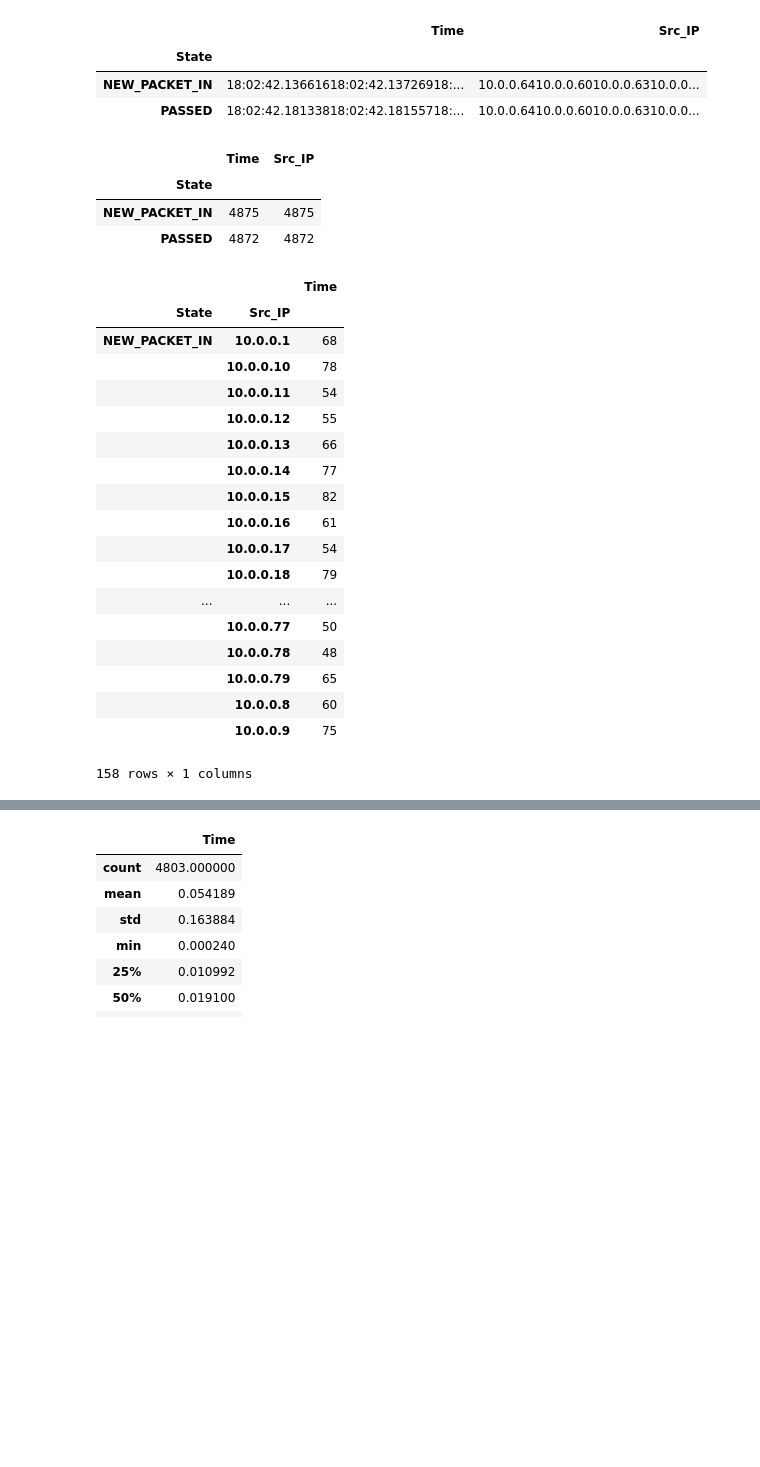
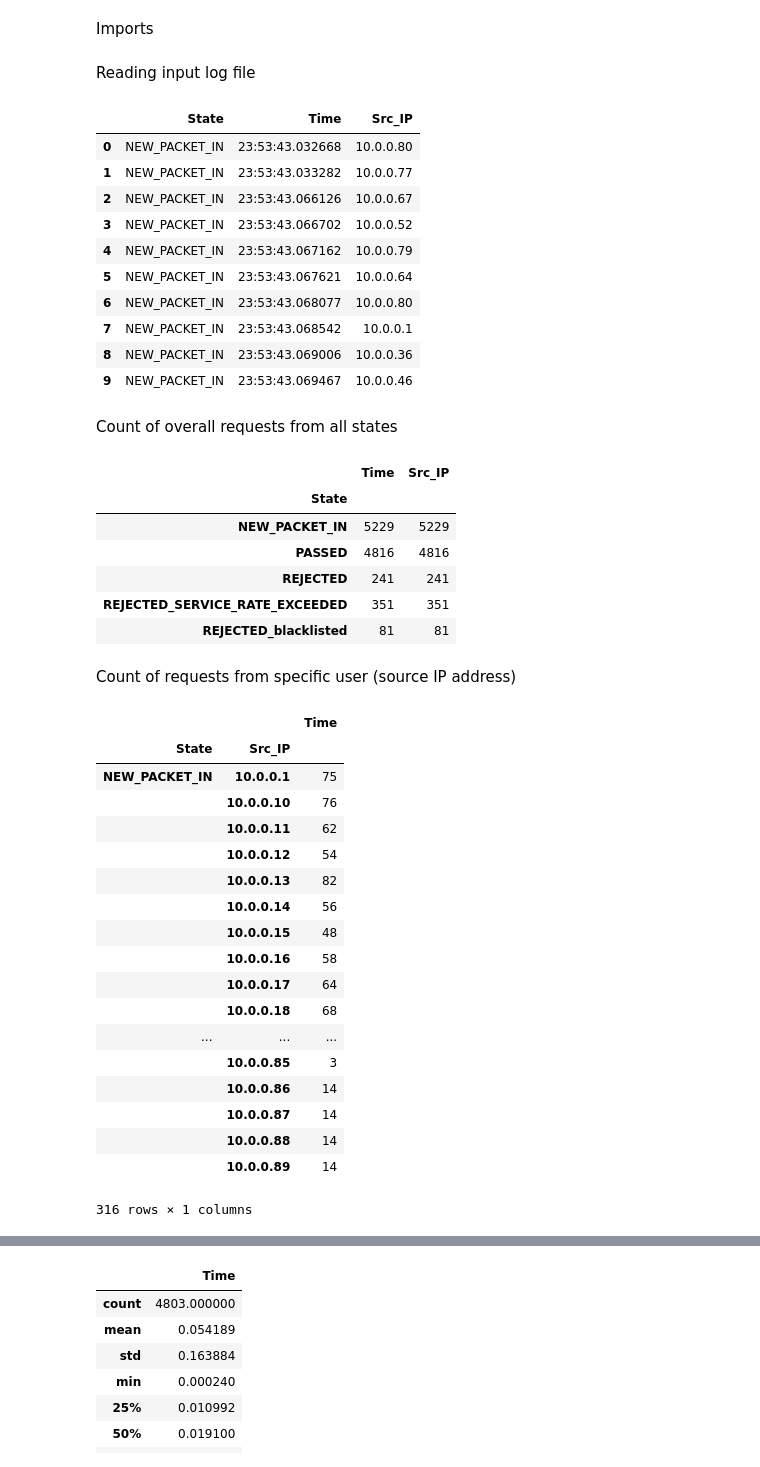
Before and after one commit to BarboraCelesova/DP-SecuritySDN, a Jupyter notebook: makeStatisticsJupyter.ipynb, the cells around one changed output, grey strips where cells are left out. Saved outputs shown, nothing was run; the diff lists cells and outputs as text; code cells hidden in the pictures; blank space fills up the shorter version.

```diff
--- a/makeStatisticsJupyter.ipynb
+++ b/makeStatisticsJupyter.ipynb
@@ -3,43 +4,60 @@
+# %% [markdown]
+Imports
 # %%
 import pandas as pd
 import numpy as np
+# %% [markdown]
+Reading input log file
 # %%
-data = pd.read_csv("/home/barbora/PycharmProjects/DP-SecuritySDN/xTS_5_1_Specter.txt", delimiter=" ")
+data = pd.read_csv("/home/barbora/PycharmProjects/DP-SecuritySDN/xTS_4_100_Specter.txt", delimiter=" ")
 data.head(10)
-data.groupby('State').sum()
 # %% [output]
-|  | Time | Src_IP |
-| State |  |  |
-| NEW_PACKET_IN | 18:02:42.13661618:02:42.13726918:... | 10.0.0.6410.0.0.6010.0.0.6310.0.0... |
-| PASSED | 18:02:42.18133818:02:42.18155718:... | 10.0.0.6410.0.0.6010.0.0.6310.0.0... |
+|  | State | Time | Src_IP |
+| 0 | NEW_PACKET_IN | 23:53:43.032668 | 10.0.0.80 |
+| 1 | NEW_PACKET_IN | 23:53:43.033282 | 10.0.0.77 |
+| 2 | NEW_PACKET_IN | 23:53:43.066126 | 10.0.0.67 |
+| 3 | NEW_PACKET_IN | 23:53:43.066702 | 10.0.0.52 |
+| 4 | NEW_PACKET_IN | 23:53:43.067162 | 10.0.0.79 |
+| 5 | NEW_PACKET_IN | 23:53:43.067621 | 10.0.0.64 |
+| 6 | NEW_PACKET_IN | 23:53:43.068077 | 10.0.0.80 |
+| 7 | NEW_PACKET_IN | 23:53:43.068542 | 10.0.0.1 |
+| 8 | NEW_PACKET_IN | 23:53:43.069006 | 10.0.0.36 |
+| 9 | NEW_PACKET_IN | 23:53:43.069467 | 10.0.0.46 |
+# %% [markdown]
+Count of overall requests from all states
 # %%
 county = data.groupby(['State']).count()
 county
 # %% [output]
 |  | Time | Src_IP |
 | State |  |  |
-| NEW_PACKET_IN | 4875 | 4875 |
-| PASSED | 4872 | 4872 |
+| NEW_PACKET_IN | 5229 | 5229 |
+| PASSED | 4816 | 4816 |
+| REJECTED | 241 | 241 |
+| REJECTED_SERVICE_RATE_EXCEEDED | 351 | 351 |
+| REJECTED_blacklisted | 81 | 81 |
+# %% [markdown]
+Count of requests from specific user (source IP address)
 # %%
 grouped_data = data.groupby(['State', 'Src_IP']).count()
 grouped_data
 # %% [output]
 |  |  | Time |
 | State | Src_IP |  |
-| NEW_PACKET_IN | 10.0.0.1 | 68 |
-|  | 10.0.0.10 | 78 |
-|  | 10.0.0.11 | 54 |
-|  | 10.0.0.12 | 55 |
-|  | 10.0.0.13 | 66 |
-|  | 10.0.0.14 | 77 |
-|  | 10.0.0.15 | 82 |
-|  | 10.0.0.16 | 61 |
-|  | 10.0.0.17 | 54 |
-|  | 10.0.0.18 | 79 |
+| NEW_PACKET_IN | 10.0.0.1 | 75 |
+|  | 10.0.0.10 | 76 |
+|  | 10.0.0.11 | 62 |
+|  | 10.0.0.12 | 54 |
+|  | 10.0.0.13 | 82 |
+|  | 10.0.0.14 | 56 |
+|  | 10.0.0.15 | 48 |
+|  | 10.0.0.16 | 58 |
+|  | 10.0.0.17 | 64 |
+|  | 10.0.0.18 | 68 |
 | ... | ... | ... |
-|  | 10.0.0.77 | 50 |
-|  | 10.0.0.78 | 48 |
-|  | 10.0.0.79 | 65 |
-|  | 10.0.0.8 | 60 |
-|  | 10.0.0.9 | 75 |
+|  | 10.0.0.85 | 3 |
+|  | 10.0.0.86 | 14 |
+|  | 10.0.0.87 | 14 |
+|  | 10.0.0.88 | 14 |
+|  | 10.0.0.89 | 14 |
-158 rows × 1 columns
+316 rows × 1 columns
```
Also changed, not shown: parts of 23 cells of this notebook, 2 other files.
